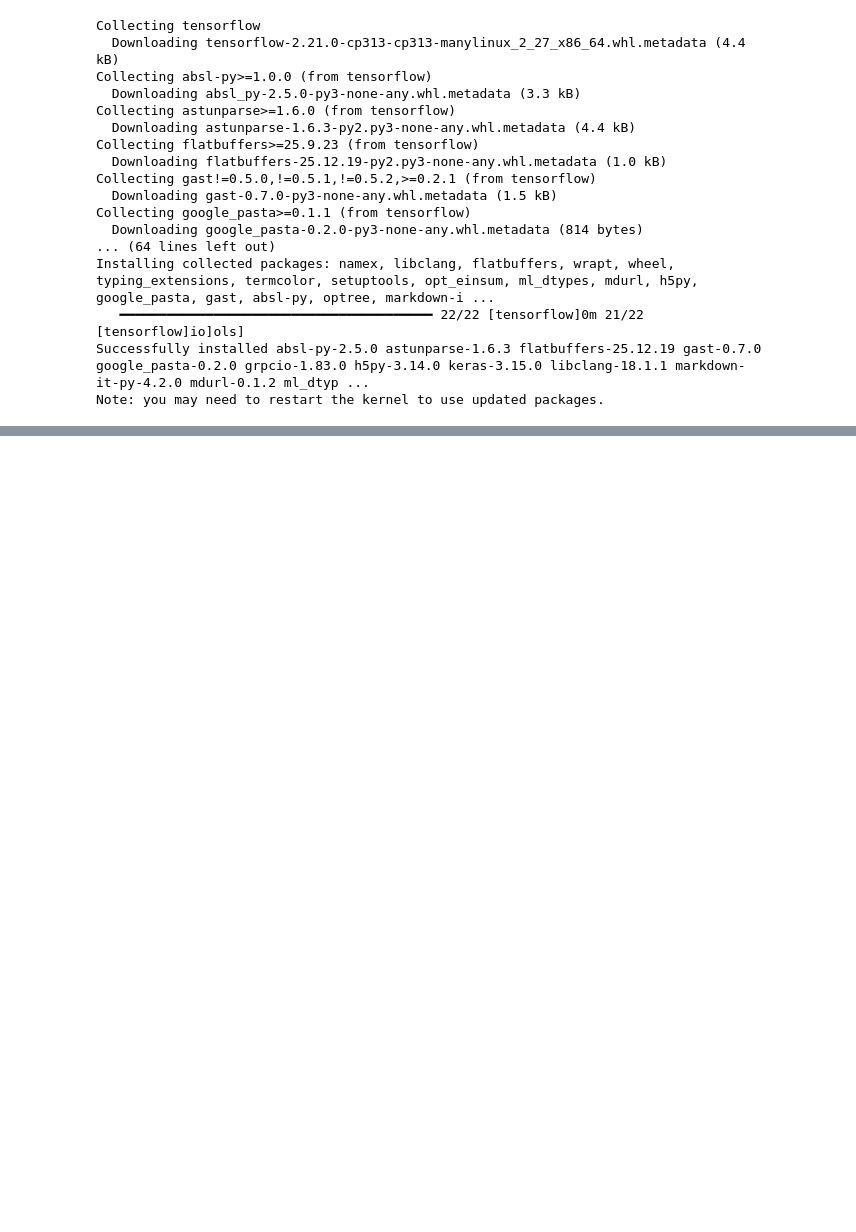
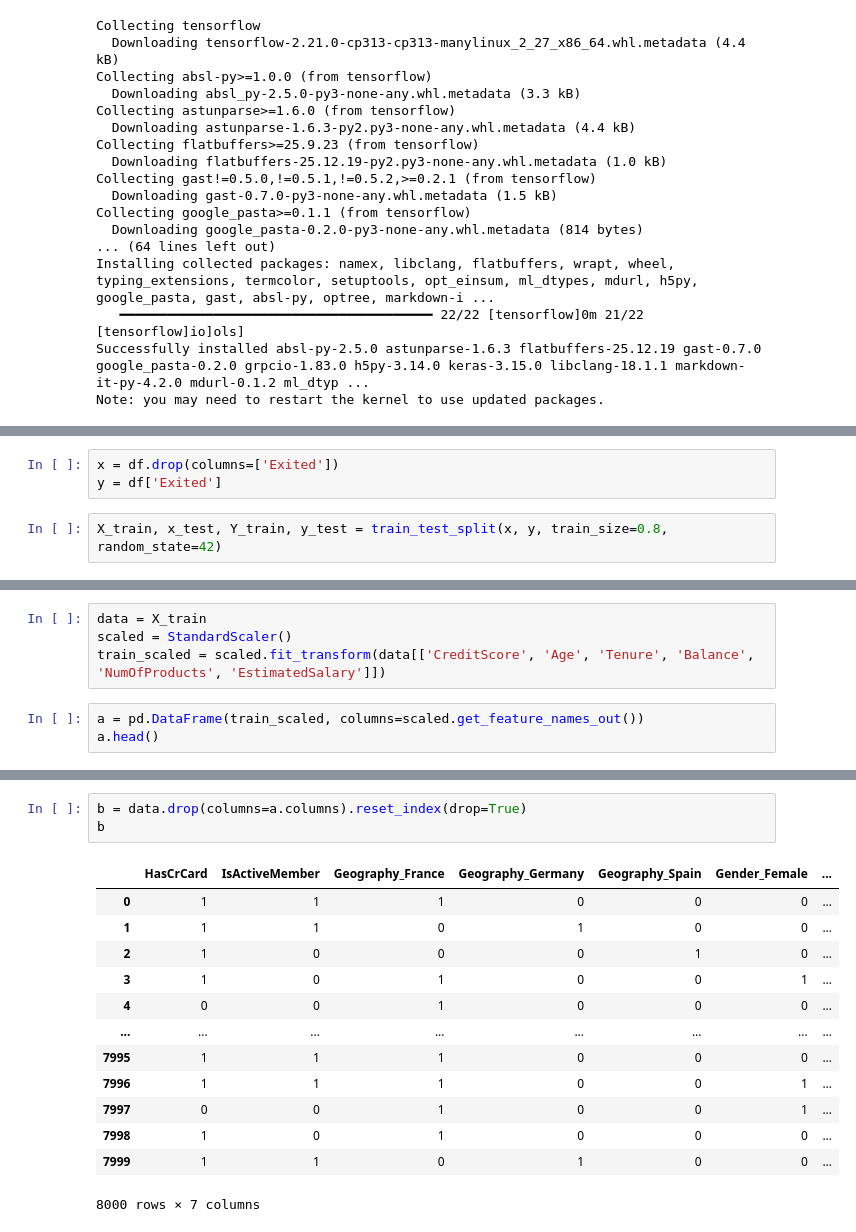
Before and after one commit to lalithrajr1034/Deep_learning_practice, a Jupyter notebook: DL/ANN/Practice/deep_learning_clasification.ipynb, the cells around one changed output, grey strips where cells are left out. Cells and saved outputs as stored; diff of their text form; blank space fills up the shorter version.

```diff
--- a/DL/ANN/Practice/deep_learning_clasification.ipynb
+++ b/DL/ANN/Practice/deep_learning_clasification.ipynb
@@ -22,0 +87,5 @@ import
+# %%
+x = df.drop(columns=['Exited'])
+y = df['Exited']
+# %%
+X_train, x_test, Y_train, y_test = train_test_split(x, y, train_size=0.8, random_state=42)
@@ -22,0 +117,7 @@ import
+# %%
+data = X_train
+scaled = StandardScaler()
+train_scaled = scaled.fit_transform(data[['CreditScore', 'Age', 'Tenure', 'Balance', 'NumOfProducts', 'EstimatedSalary']])
+# %%
+a = pd.DataFrame(train_scaled, columns=scaled.get_feature_names_out())
+a.head()
@@ -22,0 +131,17 @@ import
+# %%
+b = data.drop(columns=a.columns).reset_index(drop=True)
+b
+# %% [output]
+|  | HasCrCard | IsActiveMember | Geography_France | Geography_Germany | Geography_Spain | Gender_Female | ... |
+| 0 | 1 | 1 | 1 | 0 | 0 | 0 | ... |
+| 1 | 1 | 1 | 0 | 1 | 0 | 0 | ... |
+| 2 | 1 | 0 | 0 | 0 | 1 | 0 | ... |
+| 3 | 1 | 0 | 1 | 0 | 0 | 1 | ... |
+| 4 | 0 | 0 | 1 | 0 | 0 | 0 | ... |
+| ... | ... | ... | ... | ... | ... | ... | ... |
+| 7995 | 1 | 1 | 1 | 0 | 0 | 0 | ... |
+| 7996 | 1 | 1 | 1 | 0 | 0 | 1 | ... |
+| 7997 | 0 | 0 | 1 | 0 | 0 | 1 | ... |
+| 7998 | 1 | 0 | 1 | 0 | 0 | 0 | ... |
+| 7999 | 1 | 1 | 0 | 1 | 0 | 0 | ... |
+8000 rows × 7 columns
```
Also changed, not shown: parts of 40 cells of this notebook.
